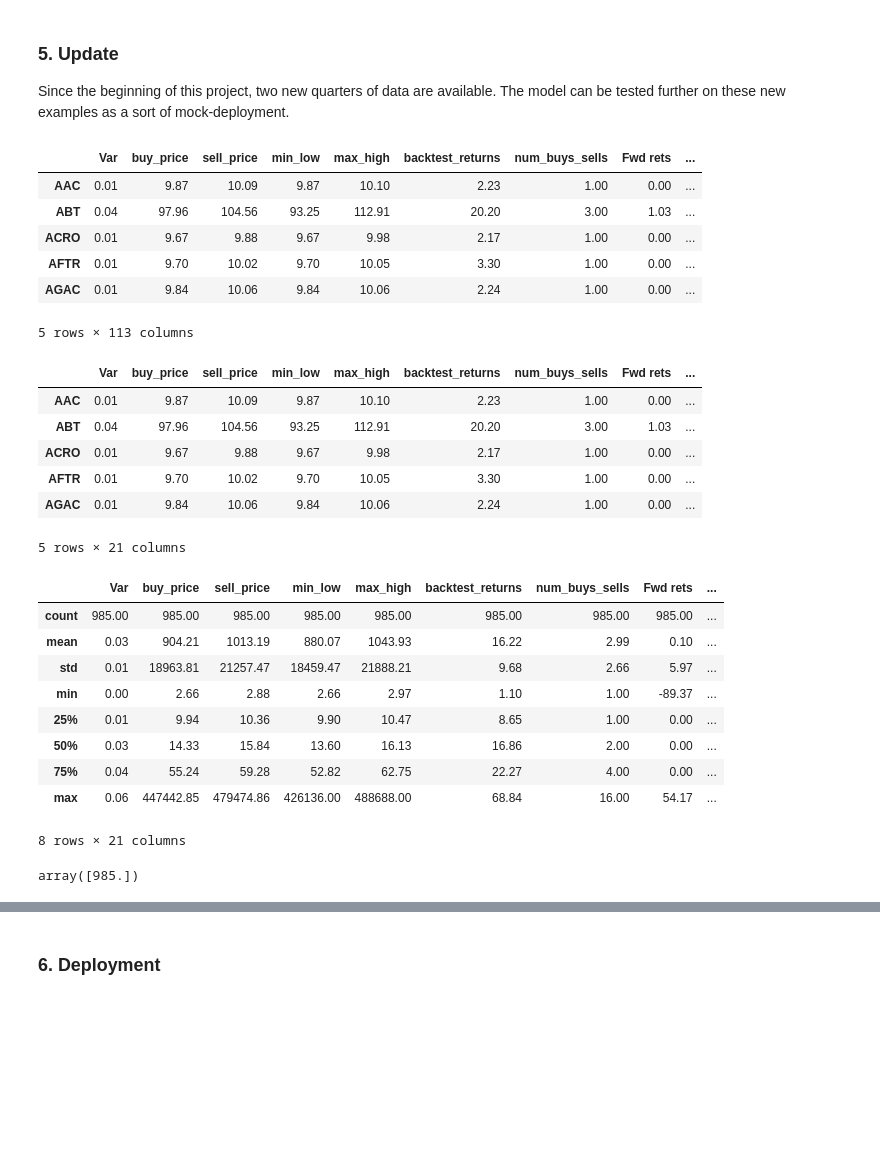
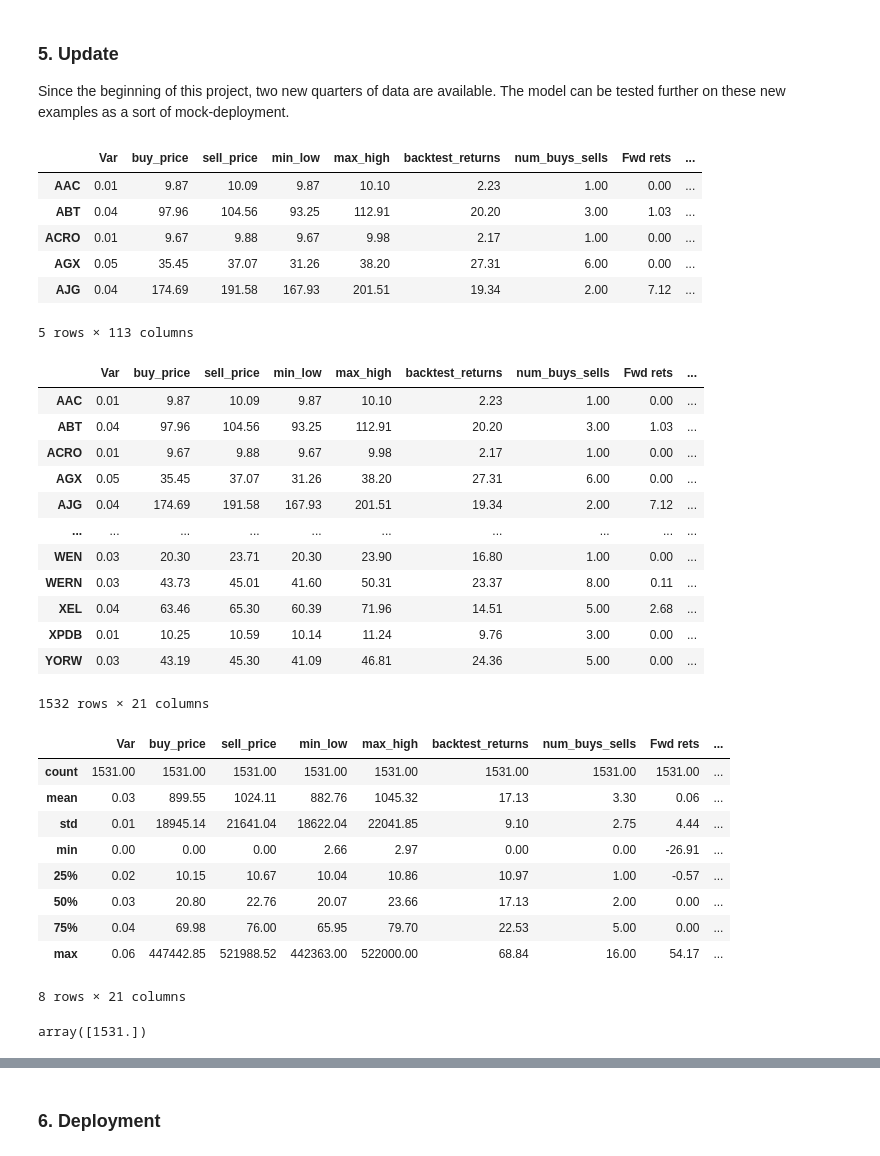
Before and after one commit to kaigg96/The-Advantage-of-Being-Small-A-Model-for-Individual-Investors, a Jupyter notebook: ModelCreation.ipynb, the cells around one changed output, grey strips where cells are left out. Saved outputs shown, nothing was run; the diff lists cells and outputs as text; code cells hidden in the pictures; blank space fills up the shorter version.

```diff
--- a/ModelCreation.ipynb
+++ b/ModelCreation.ipynb
@@ -357,25 +341,25 @@ def front_calculate_returns(dict_of_stocks, start_date, end_date):
         profit = 0.
 
         for index, row in stock_data.iterrows():
-            #break if you leave the lower bound of the backtest data
+            # break if you leave the lower bound of the backtest data
             if (row["Low"] < min_low):
                 if (owned):
                     profit += row["Low"]
-                break
+                return profit
             elif (owned):
                 if (row["High"] >= sell_price):
                     profit += sell_price
                     owned = False
-                # sell at the low price (to be conservative) on end date if still owned
-                elif (index == stock_data.index[-1]):
-                    profit += row["Low"]
-                    owned = False
-            else:
+            elif (not owned):
                 if (row["Low"] <= buy_price):
                     profit -= row["Low"]
                     owned = True
 
+        if (owned): # sell at the low price (to be conservative) on end date if still owned
+            profit += stock_data.iloc[-1]["Low"]
+            owned = False
         return profit
+
 
     fwd_returns_dict = {}
 
@@ -1057,7 +1027,7 @@ These coefficients also indicate that a price surge towards the end of the backt
 
 Since the beginning of this project, two new quarters of data are available. The model can be tested further on these new examples as a sort of mock-deployment.
 # %%
-update_test_dates = pd.period_range(start='2022-12-31', end='2023-03-31', freq='Q').strftime('%Y-%m-%d').tolist()
+update_test_dates = pd.period_range(start='2022-12-31', end='2023-06-30', freq='Q').strftime('%Y-%m-%d').tolist()
 
 update_var_df, update_back_df, update_fwd_df, update_price_df = list_of_returns_calc(
     small_cap_price_data, 0.1, update_test_dates, 150, 90
@@ -1072,53 +1042,59 @@ update_combined_df.head()
 | AAC | 0.01 | 9.87 | 10.09 | 9.87 | 10.10 | 2.23 | 1.00 | 0.00 | ... |
 | ABT | 0.04 | 97.96 | 104.56 | 93.25 | 112.91 | 20.20 | 3.00 | 1.03 | ... |
 | ACRO | 0.01 | 9.67 | 9.88 | 9.67 | 9.98 | 2.17 | 1.00 | 0.00 | ... |
-| AFTR | 0.01 | 9.70 | 10.02 | 9.70 | 10.05 | 3.30 | 1.00 | 0.00 | ... |
-| AGAC | 0.01 | 9.84 | 10.06 | 9.84 | 10.06 | 2.24 | 1.00 | 0.00 | ... |
+| AGX | 0.05 | 35.45 | 37.07 | 31.26 | 38.20 | 27.31 | 6.00 | 0.00 | ... |
+| AJG | 0.04 | 174.69 | 191.58 | 167.93 | 201.51 | 19.34 | 2.00 | 7.12 | ... |
 5 rows × 113 columns
 # %%
 price_cols = update_combined_df.loc[:,1:105]
 
 # add mean price feature
 mean_prices = price_cols.mean(axis=1)
 update_combined_df['mean_price'] = mean_prices
 
 # add median price feature
 median_prices = price_cols.median(axis=1)
 update_combined_df['median_price'] = median_prices
 
 # drop cols not multiples of 10
 keep_cols = np.arange(1,106,10)
 all_cols = np.arange(1,106)
 drop_cols = np.setdiff1d(all_cols, keep_cols)
 update_combined_df = update_combined_df.drop(columns=drop_cols)
-update_combined_df.head()
+update_combined_df
 # %% [output]
 |  | Var | buy_price | sell_price | min_low | max_high | backtest_returns | num_buys_sells | Fwd rets | ... |
 | AAC | 0.01 | 9.87 | 10.09 | 9.87 | 10.10 | 2.23 | 1.00 | 0.00 | ... |
 | ABT | 0.04 | 97.96 | 104.56 | 93.25 | 112.91 | 20.20 | 3.00 | 1.03 | ... |
 | ACRO | 0.01 | 9.67 | 9.88 | 9.67 | 9.98 | 2.17 | 1.00 | 0.00 | ... |
-| AFTR | 0.01 | 9.70 | 10.02 | 9.70 | 10.05 | 3.30 | 1.00 | 0.00 | ... |
-| AGAC | 0.01 | 9.84 | 10.06 | 9.84 | 10.06 | 2.24 | 1.00 | 0.00 | ... |
+| AGX | 0.05 | 35.45 | 37.07 | 31.26 | 38.20 | 27.31 | 6.00 | 0.00 | ... |
+| AJG | 0.04 | 174.69 | 191.58 | 167.93 | 201.51 | 19.34 | 2.00 | 7.12 | ... |
+| ... | ... | ... | ... | ... | ... | ... | ... | ... | ... |
+| WEN | 0.03 | 20.30 | 23.71 | 20.30 | 23.90 | 16.80 | 1.00 | 0.00 | ... |
+| WERN | 0.03 | 43.73 | 45.01 | 41.60 | 50.31 | 23.37 | 8.00 | 0.11 | ... |
+| XEL | 0.04 | 63.46 | 65.30 | 60.39 | 71.96 | 14.51 | 5.00 | 2.68 | ... |
+| XPDB | 0.01 | 10.25 | 10.59 | 10.14 | 11.24 | 9.76 | 3.00 | 0.00 | ... |
+| YORW | 0.03 | 43.19 | 45.30 | 41.09 | 46.81 | 24.36 | 5.00 | 0.00 | ... |
-5 rows × 21 columns
+1532 rows × 21 columns
 # %%
 update_combined_df.columns = update_combined_df.columns.astype(str)
 update_combined_df.dropna(axis=0, inplace=True)
 update_combined_df.describe()
 # %% [output]
 |  | Var | buy_price | sell_price | min_low | max_high | backtest_returns | num_buys_sells | Fwd rets | ... |
-| count | 985.00 | 985.00 | 985.00 | 985.00 | 985.00 | 985.00 | 985.00 | 985.00 | ... |
-| mean | 0.03 | 904.21 | 1013.19 | 880.07 | 1043.93 | 16.22 | 2.99 | 0.10 | ... |
-| std | 0.01 | 18963.81 | 21257.47 | 18459.47 | 21888.21 | 9.68 | 2.66 | 5.97 | ... |
-| min | 0.00 | 2.66 | 2.88 | 2.66 | 2.97 | 1.10 | 1.00 | -89.37 | ... |
-| 25% | 0.01 | 9.94 | 10.36 | 9.90 | 10.47 | 8.65 | 1.00 | 0.00 | ... |
-| 50% | 0.03 | 14.33 | 15.84 | 13.60 | 16.13 | 16.86 | 2.00 | 0.00 | ... |
-| 75% | 0.04 | 55.24 | 59.28 | 52.82 | 62.75 | 22.27 | 4.00 | 0.00 | ... |
-| max | 0.06 | 447442.85 | 479474.86 | 426136.00 | 488688.00 | 68.84 | 16.00 | 54.17 | ... |
+| count | 1531.00 | 1531.00 | 1531.00 | 1531.00 | 1531.00 | 1531.00 | 1531.00 | 1531.00 | ... |
+| mean | 0.03 | 899.55 | 1024.11 | 882.76 | 1045.32 | 17.13 | 3.30 | 0.06 | ... |
+| std | 0.01 | 18945.14 | 21641.04 | 18622.04 | 22041.85 | 9.10 | 2.75 | 4.44 | ... |
+| min | 0.00 | 0.00 | 0.00 | 2.66 | 2.97 | 0.00 | 0.00 | -26.91 | ... |
+| 25% | 0.02 | 10.15 | 10.67 | 10.04 | 10.86 | 10.97 | 1.00 | -0.57 | ... |
+| 50% | 0.03 | 20.80 | 22.76 | 20.07 | 23.66 | 17.13 | 2.00 | 0.00 | ... |
+| 75% | 0.04 | 69.98 | 76.00 | 65.95 | 79.70 | 22.53 | 5.00 | 0.00 | ... |
+| max | 0.06 | 447442.85 | 521988.52 | 442363.00 | 522000.00 | 68.84 | 16.00 | 54.17 | ... |
 8 rows × 21 columns
 # %%
 update_combined_df.describe().T['count'].unique()
 # %% [output]
-array([985.])
+array([1531.])
 # %%
 X = update_combined_df.drop(columns=['Fwd rets'])
 y = update_combined_df['Fwd rets']
```
Also changed, not shown: parts of 40 cells of this notebook, 1 other file.
